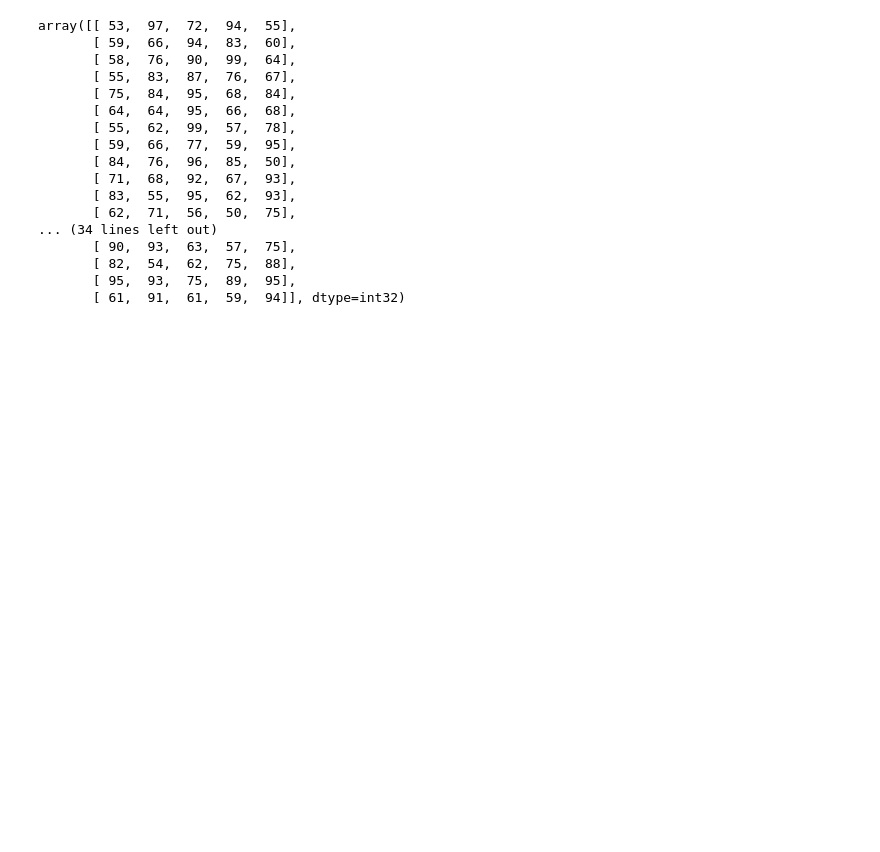
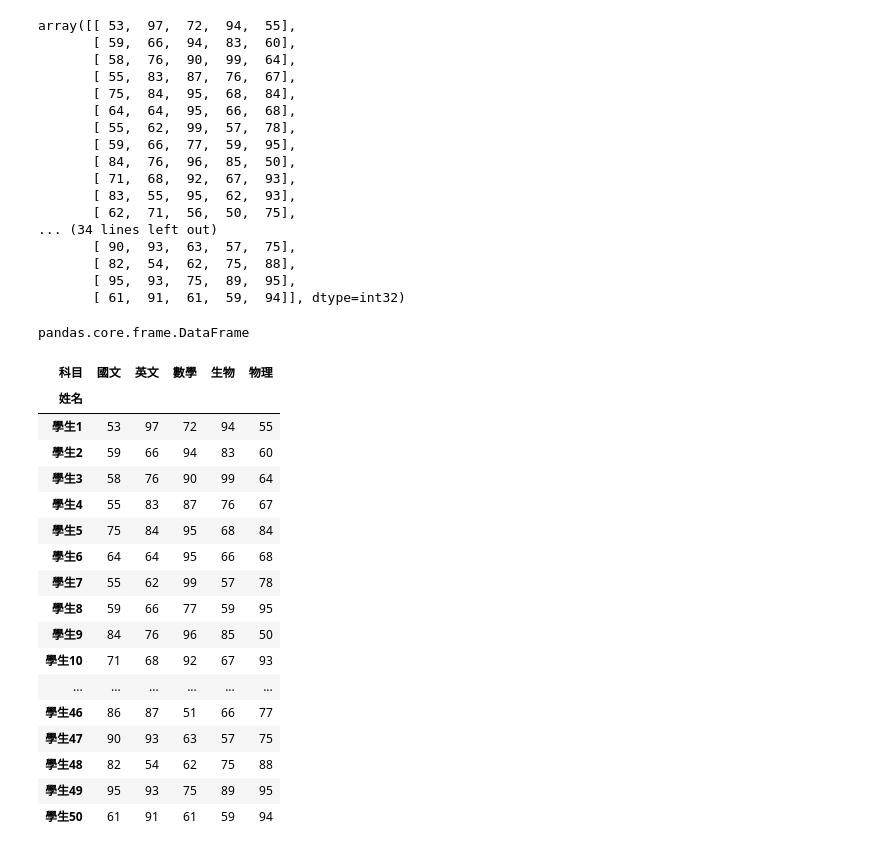
Before and after one commit to HUANGCHICHIEH/20250503chihlee, a Jupyter notebook: lesson3/lesson13_2.ipynb, the cells around one changed output. Cells and saved outputs as stored; diff of their text form; code cells hidden in the pictures; blank space fills up the shorter version.

```diff
--- a/lesson3/lesson13_2.ipynb
+++ b/lesson3/lesson13_2.ipynb
@@ -24,3 +24,32 @@ array([[ 53,  97,  72,  94,  55],
        [ 82,  54,  62,  75,  88],
        [ 95,  93,  75,  89,  95],
        [ 61,  91,  61,  59,  94]], dtype=int32)
+# %%
+import pandas as pd
+
+pd.DataFrame(scores,columns=["國文", "英文", "數學", "生物", "物理"],index=[f"學生{x}" for x in range(1,51)])
+# %% [output]
+pandas.core.frame.DataFrame
+# %%
+df.columns.name = "科目"
+df.index.name = "姓名"
+df
+# %% [output]
+| 科目 | 國文 | 英文 | 數學 | 生物 | 物理 |
+| 姓名 |  |  |  |  |  |
+| 學生1 | 53 | 97 | 72 | 94 | 55 |
+| 學生2 | 59 | 66 | 94 | 83 | 60 |
+| 學生3 | 58 | 76 | 90 | 99 | 64 |
+| 學生4 | 55 | 83 | 87 | 76 | 67 |
+| 學生5 | 75 | 84 | 95 | 68 | 84 |
+| 學生6 | 64 | 64 | 95 | 66 | 68 |
+| 學生7 | 55 | 62 | 99 | 57 | 78 |
+| 學生8 | 59 | 66 | 77 | 59 | 95 |
+| 學生9 | 84 | 76 | 96 | 85 | 50 |
+| 學生10 | 71 | 68 | 92 | 67 | 93 |
+| ... | ... | ... | ... | ... | ... |
+| 學生46 | 86 | 87 | 51 | 66 | 77 |
+| 學生47 | 90 | 93 | 63 | 57 | 75 |
+| 學生48 | 82 | 54 | 62 | 75 | 88 |
+| 學生49 | 95 | 93 | 75 | 89 | 95 |
+| 學生50 | 61 | 91 | 61 | 59 | 94 |
```
Also changed, not shown: parts of 4 cells of this notebook.
